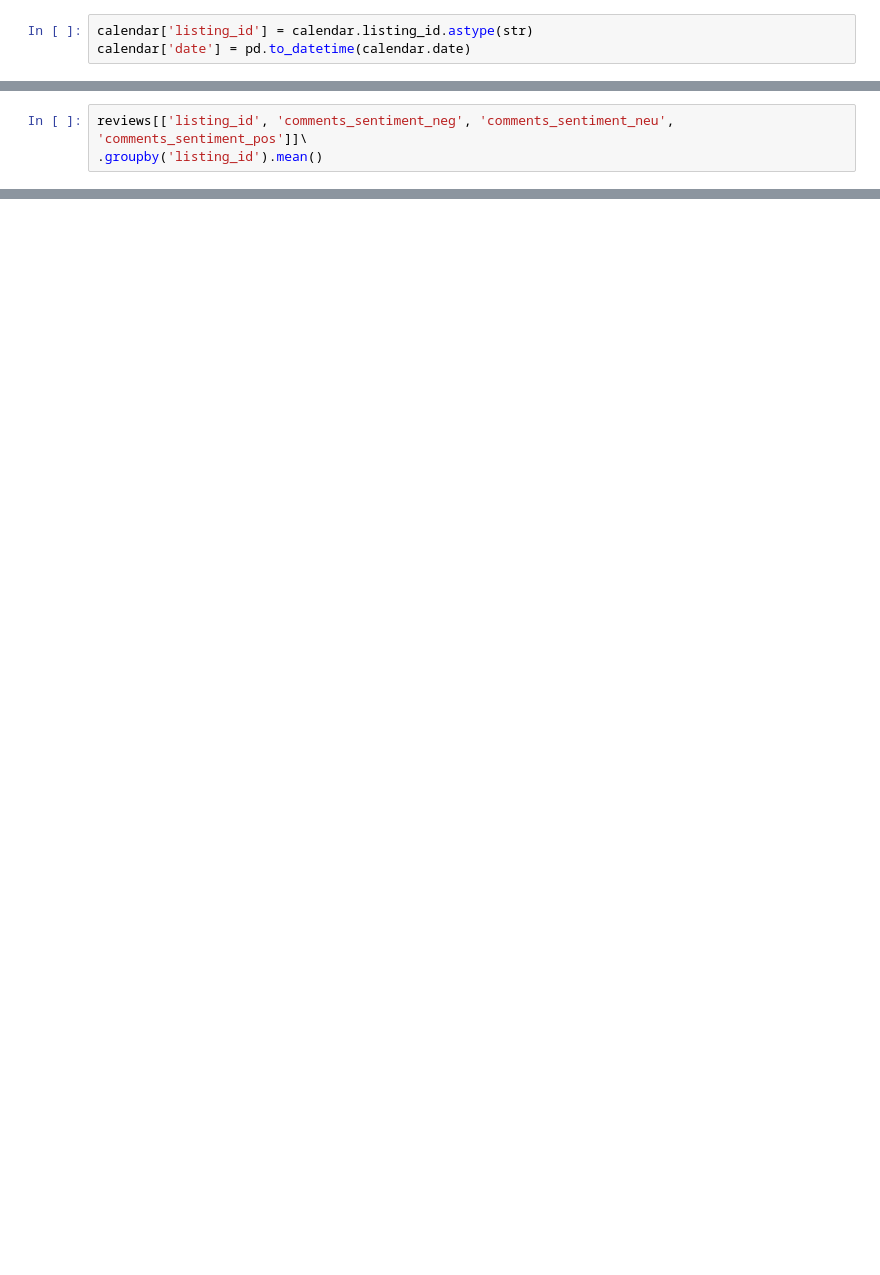
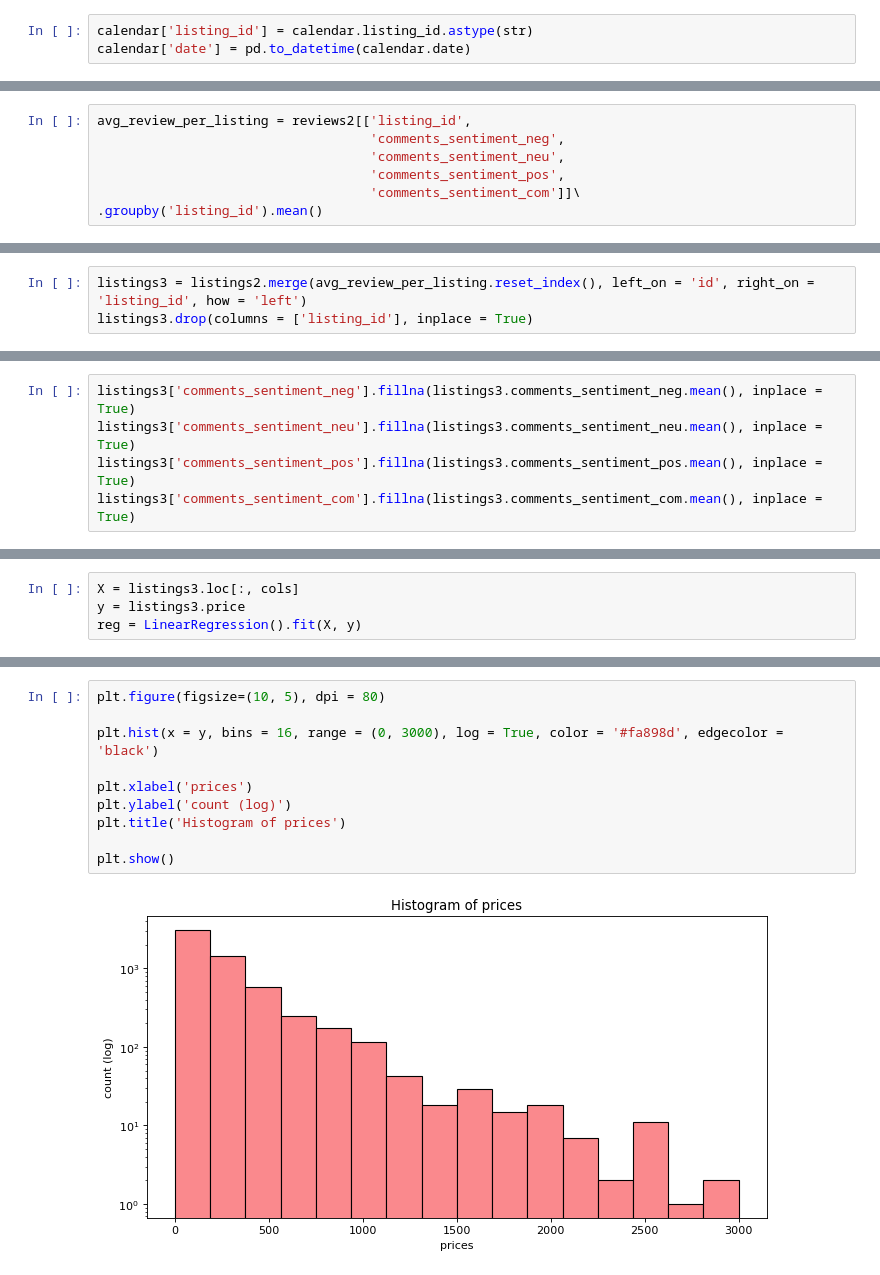
Before and after one commit to richardthkim/airbnb_demo, a Jupyter notebook: Airbnb.ipynb, the cells around one changed output, grey strips where cells are left out. Drawn from its saved outputs; the diff is of its cells as text; blank space fills up the shorter version.

```diff
--- a/Airbnb.ipynb
+++ b/Airbnb.ipynb
@@ -195,5 +200,9 @@ reviews.head()
 | 3 | 2390109 | 23338508 | 2014-11-29 | 23638127 | Sophia | When I saw the posting and how cl... | 0.017 | ... |
 | 4 | 2390109 | 24989361 | 2015-01-04 | 3088100 | Taylor | This is one of the first times we... | 0.021 | ... |
 # %%
-reviews[['listing_id', 'comments_sentiment_neg', 'comments_sentiment_neu', 'comments_sentiment_pos']]\
+avg_review_per_listing = reviews2[['listing_id',
+                                   'comments_sentiment_neg',
+                                   'comments_sentiment_neu',
+                                   'comments_sentiment_pos',
+                                   'comments_sentiment_com']]\
 .groupby('listing_id').mean()
@@ -217,0 +218,3 @@ listing_id
+# %%
+listings3 = listings2.merge(avg_review_per_listing.reset_index(), left_on = 'id', right_on = 'listing_id', how = 'left')
+listings3.drop(columns = ['listing_id'], inplace = True)
@@ -217,0 +230,5 @@ listing_id
+# %%
+listings3['comments_sentiment_neg'].fillna(listings3.comments_sentiment_neg.mean(), inplace = True)
+listings3['comments_sentiment_neu'].fillna(listings3.comments_sentiment_neu.mean(), inplace = True)
+listings3['comments_sentiment_pos'].fillna(listings3.comments_sentiment_pos.mean(), inplace = True)
+listings3['comments_sentiment_com'].fillna(listings3.comments_sentiment_com.mean(), inplace = True)
@@ -217,0 +315,4 @@ listing_id
+# %%
+X = listings3.loc[:, cols]
+y = listings3.price
+reg = LinearRegression().fit(X, y)
@@ -217,0 +470,12 @@ listing_id
+# %%
+plt.figure(figsize=(10, 5), dpi = 80)
+
+plt.hist(x = y, bins = 16, range = (0, 3000), log = True, color = '#fa898d', edgecolor = 'black')
+
+plt.xlabel('prices')
+plt.ylabel('count (log)')
+plt.title('Histogram of prices')
+
+plt.show()
+# %% [output]
+[figure, added]
```
Also changed, not shown: parts of 46 cells of this notebook.
